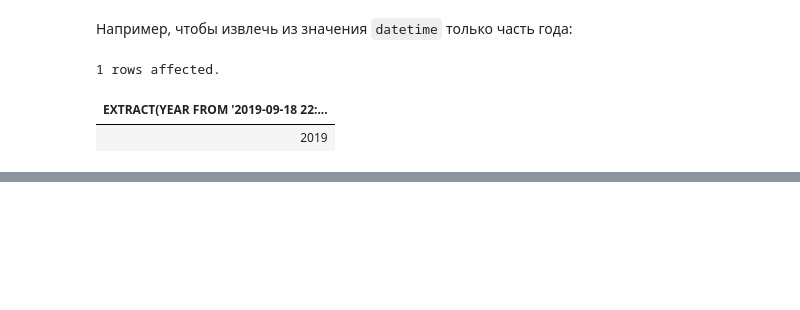
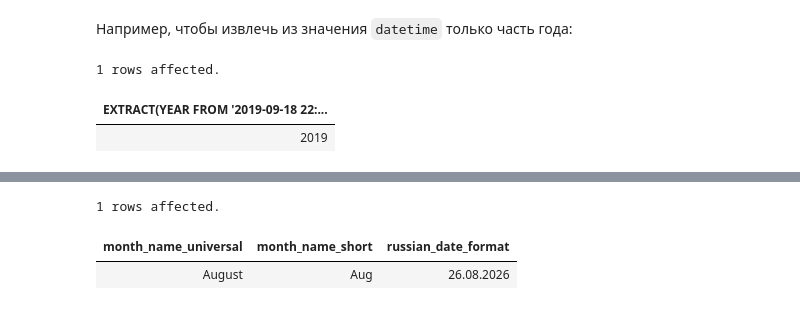
Before and after one commit to magus1968/learning-sql, a Jupyter notebook: docs/chapters/ch07.ipynb, the cells around one changed output, grey strips where cells are left out. Cells and saved outputs as stored; diff of their text form; code cells hidden in the pictures; blank space fills up the shorter version.

```diff
--- a/docs/chapters/ch07.ipynb
+++ b/docs/chapters/ch07.ipynb
@@ -1360,0 +1589,11 @@ SELECT EXTRACT(YEAR FROM '2019-09-18 22:19:05');
+# %%
+%%sql
+SELECT
+    DATE_FORMAT(CURRENT_DATE(), '%M') AS month_name_universal,
+    DATE_FORMAT(CURRENT_DATE(), '%b') AS month_name_short,
+    DATE_FORMAT(CURRENT_DATE(), '%d.%m.%Y') AS russian_date_format
+;
+# %% [output]
+1 rows affected.
+| month_name_universal | month_name_short | russian_date_format |
+| August | Aug | 26.08.2026 |
```
Also changed, not shown: parts of 45 cells of this notebook.
